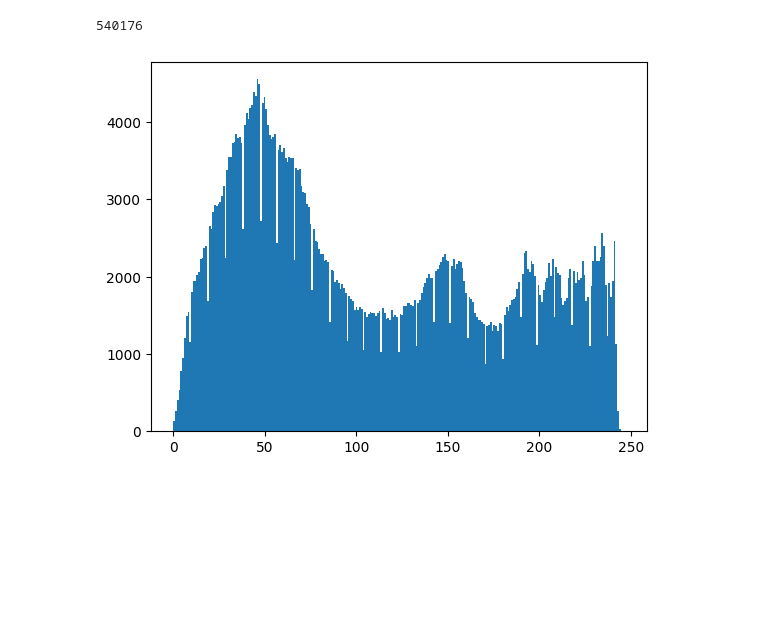
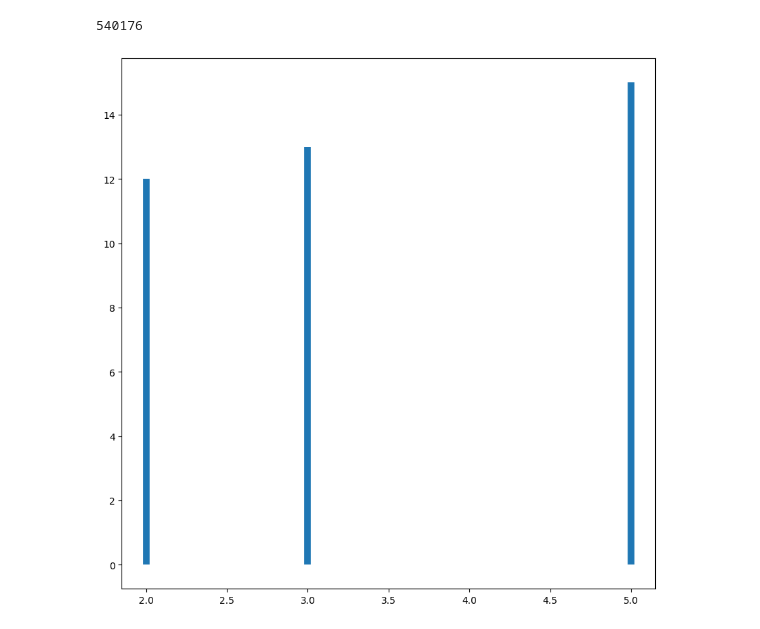
Before and after one commit to mmmhdp/cv_labs, a Jupyter notebook: lab_2.ipynb, the cells around one changed output. Cells and saved outputs as stored; diff of their text form; code cells hidden in the pictures; blank space fills up the shorter version.

```diff
--- a/lab_2.ipynb
+++ b/lab_2.ipynb
@@ -96,4 +51,12 @@ class HistPlotter():
-# %%
-HistPlotter.RGB2HIST(img)
-# %% [output]
-[figure, removed]
+# %%
+import matplotlib.lines as mlines
+plt.figure(figsize=(10,10))
+for x in [2,3,5]:
+    plt.vlines(
+        x=x,
+        ymin=0,
+        ymax=x+10,
+    ).set_linewidth(7.0)
+plt.show()
+# %% [output]
+[figure, added]
```
Also changed, not shown: parts of 9 cells of this notebook, 1 other file.
